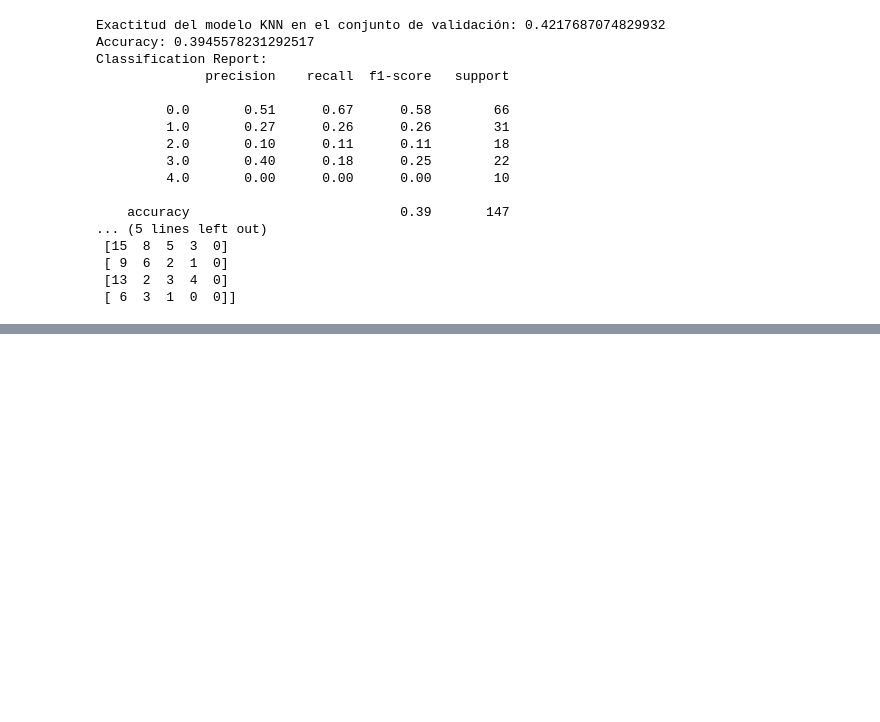
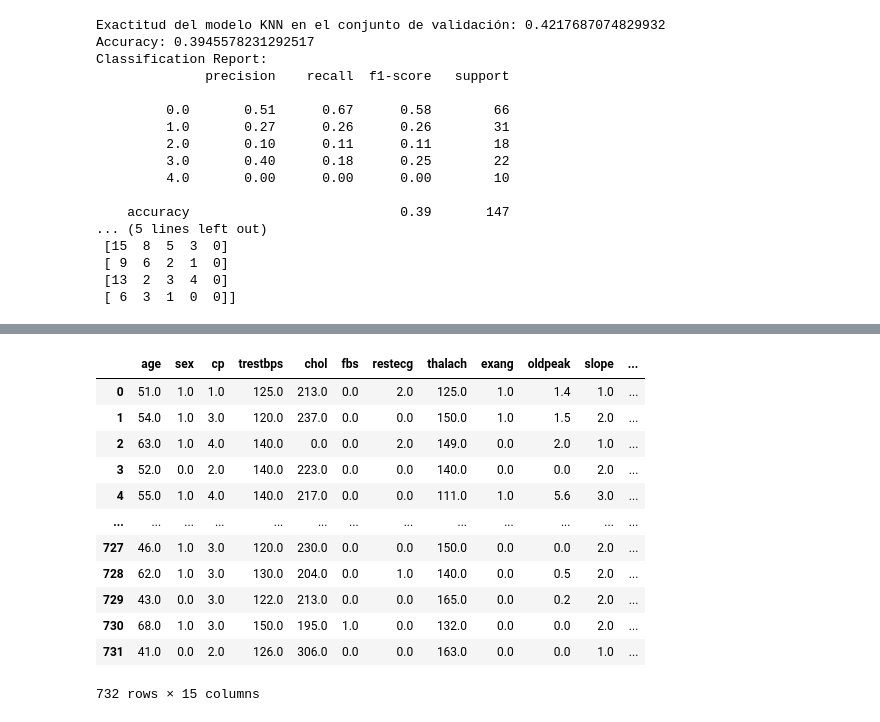
Before and after one commit to nachoreyesv/DATA_PROJECT_3, a Jupyter notebook: Ejecutable/Nacho/nacho_main.ipynb, the cells around one changed output, grey strips where cells are left out. Saved outputs shown, nothing was run; the diff lists cells and outputs as text; code cells hidden in the pictures; blank space fills up the shorter version.

```diff
--- a/Ejecutable/Nacho/nacho_main.ipynb
+++ b/Ejecutable/Nacho/nacho_main.ipynb
@@ -974,0 +956,16 @@ Please also refer to the documentation for alternative solver options:
+# %%
+train_end['age_range'] = None
+
+for i in train_end.index:
+    if train_end['age'][i] < 30.0:
+        train_end['age_range'][i] = '<30'
+    elif train_end['age'][i] > 30.0 and train_end['age'][i] < 40.0:
+        train_end['age_range'][i] = '30-40'
+    elif train_end['age'][i] > 40.0 and train_end['age'][i] < 50.0:
+        train_end['age_range'][i] = '40-50'
+    elif train_end['age'][i] > 50.0 and train_end['age'][i] < 60.0:
+        train_end['age_range'][i] = '50-60'
+    elif train_end['age'][i] > 60.0 and train_end['age'][i] < 70.0:
+        train_end['age_range'][i] = '60-70'
+    elif train_end['age'][i] > 70.0:
+        train_end['age_range'][i] = '>70'
@@ -974,0 +990,16 @@ Please also refer to the documentation for alternative solver options:
+# %%
+train_end
+# %% [output]
+|  | age | sex | cp | trestbps | chol | fbs | restecg | thalach | exang | oldpeak | slope | ... |
+| 0 | 51.0 | 1.0 | 1.0 | 125.0 | 213.0 | 0.0 | 2.0 | 125.0 | 1.0 | 1.4 | 1.0 | ... |
+| 1 | 54.0 | 1.0 | 3.0 | 120.0 | 237.0 | 0.0 | 0.0 | 150.0 | 1.0 | 1.5 | 2.0 | ... |
+| 2 | 63.0 | 1.0 | 4.0 | 140.0 | 0.0 | 0.0 | 2.0 | 149.0 | 0.0 | 2.0 | 1.0 | ... |
+| 3 | 52.0 | 0.0 | 2.0 | 140.0 | 223.0 | 0.0 | 0.0 | 140.0 | 0.0 | 0.0 | 2.0 | ... |
+| 4 | 55.0 | 1.0 | 4.0 | 140.0 | 217.0 | 0.0 | 0.0 | 111.0 | 1.0 | 5.6 | 3.0 | ... |
+| ... | ... | ... | ... | ... | ... | ... | ... | ... | ... | ... | ... | ... |
+| 727 | 46.0 | 1.0 | 3.0 | 120.0 | 230.0 | 0.0 | 0.0 | 150.0 | 0.0 | 0.0 | 2.0 | ... |
+| 728 | 62.0 | 1.0 | 3.0 | 130.0 | 204.0 | 0.0 | 1.0 | 140.0 | 0.0 | 0.5 | 2.0 | ... |
+| 729 | 43.0 | 0.0 | 3.0 | 122.0 | 213.0 | 0.0 | 0.0 | 165.0 | 0.0 | 0.2 | 2.0 | ... |
+| 730 | 68.0 | 1.0 | 3.0 | 150.0 | 195.0 | 1.0 | 0.0 | 132.0 | 0.0 | 0.0 | 2.0 | ... |
+| 731 | 41.0 | 0.0 | 2.0 | 126.0 | 306.0 | 0.0 | 0.0 | 163.0 | 0.0 | 0.0 | 1.0 | ... |
+732 rows × 15 columns
```
Also changed, not shown: parts of 177 cells of this notebook, 7 other files.
